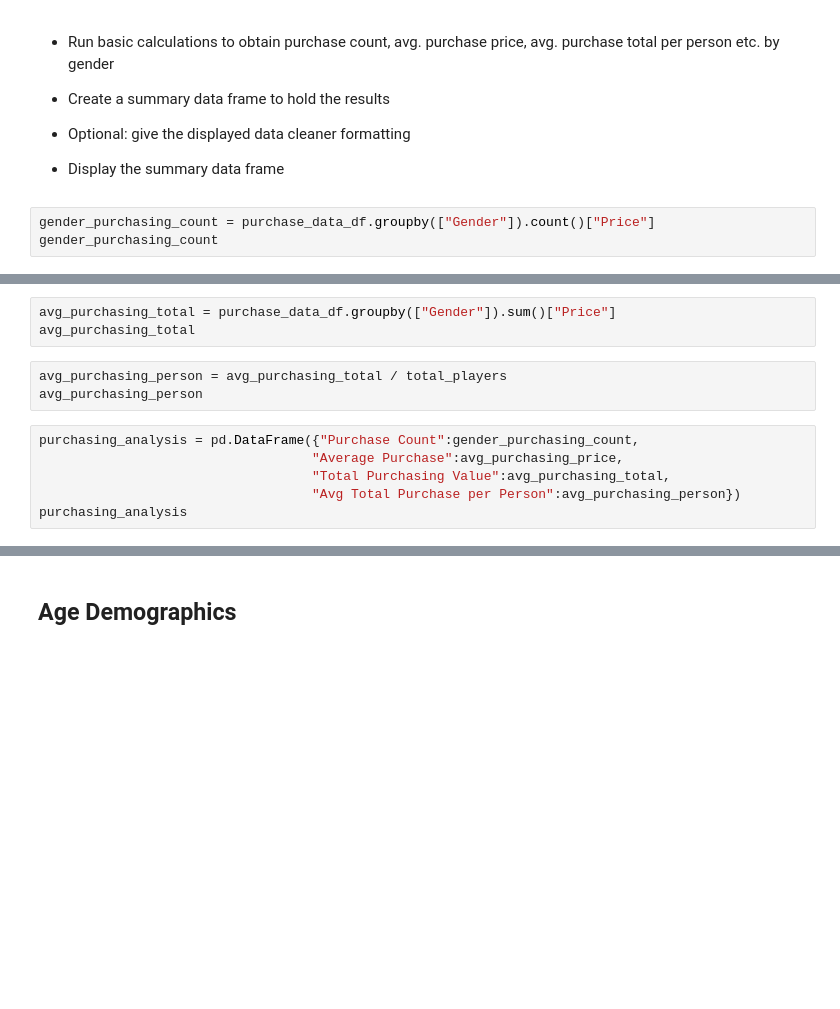
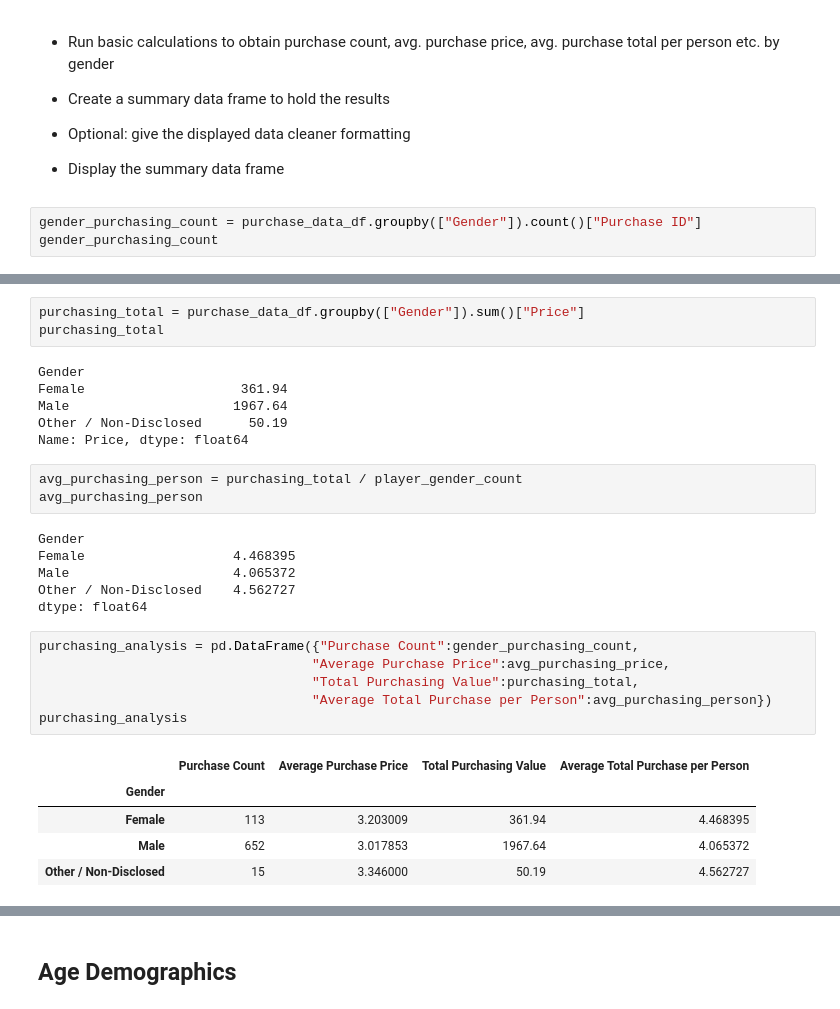
Before and after one commit to kvereda/pandas-challenge, a Jupyter notebook: panda-challenge.ipynb, the cells around one changed output, grey strips where cells are left out. Cells and saved outputs as stored; diff of their text form; blank space fills up the shorter version.

Commit message:
added purchasing analysis

```diff
--- a/panda-challenge.ipynb
+++ b/panda-challenge.ipynb
@@ -177,5 +177,5 @@ gender_summary_table
 
 * Display the summary data frame
 # %%
-gender_purchasing_count = purchase_data_df.groupby(["Gender"]).count()["Price"]
+gender_purchasing_count = purchase_data_df.groupby(["Gender"]).count()["Purchase ID"]
 gender_purchasing_count
@@ -185,12 +197,30 @@ avg_purchasing_price
 # %%
-avg_purchasing_total = purchase_data_df.groupby(["Gender"]).sum()["Price"]
-avg_purchasing_total
+purchasing_total = purchase_data_df.groupby(["Gender"]).sum()["Price"]
+purchasing_total
+# %% [output]
+Gender
+Female                    361.94
+Male                     1967.64
+Other / Non-Disclosed      50.19
+Name: Price, dtype: float64
 # %%
-avg_purchasing_person = avg_purchasing_total / total_players
+avg_purchasing_person = purchasing_total / player_gender_count
 avg_purchasing_person
+# %% [output]
+Gender
+Female                   4.468395
+Male                     4.065372
+Other / Non-Disclosed    4.562727
+dtype: float64
 # %%
 purchasing_analysis = pd.DataFrame({"Purchase Count":gender_purchasing_count,
-                                   "Average Purchase":avg_purchasing_price,
-                                   "Total Purchasing Value":avg_purchasing_total,
-                                   "Avg Total Purchase per Person":avg_purchasing_person})
+                                   "Average Purchase Price":avg_purchasing_price,
+                                   "Total Purchasing Value":purchasing_total,
+                                   "Average Total Purchase per Person":avg_purchasing_person})
 purchasing_analysis
+# %% [output]
+|  | Purchase Count | Average Purchase Price | Total Purchasing Value | Average Total Purchase per Person |
+| Gender |  |  |  |  |
+| Female | 113 | 3.203009 | 361.94 | 4.468395 |
+| Male | 652 | 3.017853 | 1967.64 | 4.065372 |
+| Other / Non-Disclosed | 15 | 3.346000 | 50.19 | 4.562727 |
```
Also changed, not shown: parts of 3 cells of this notebook.
